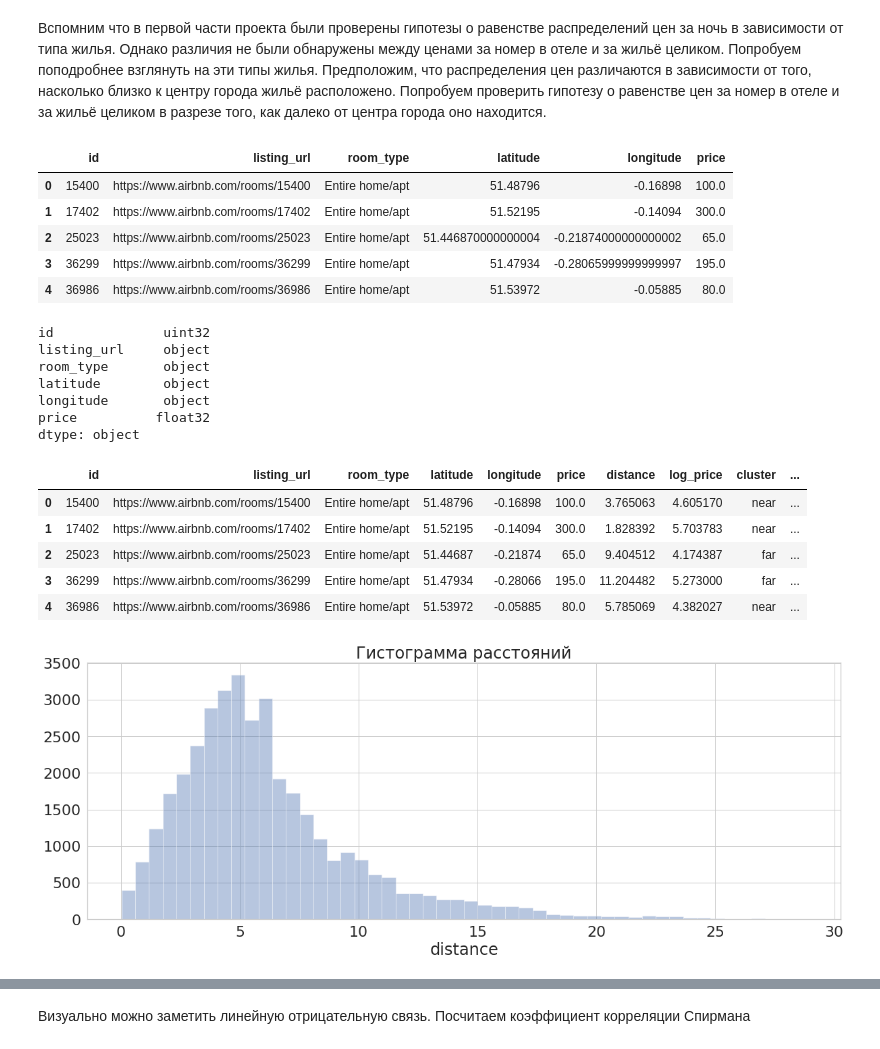
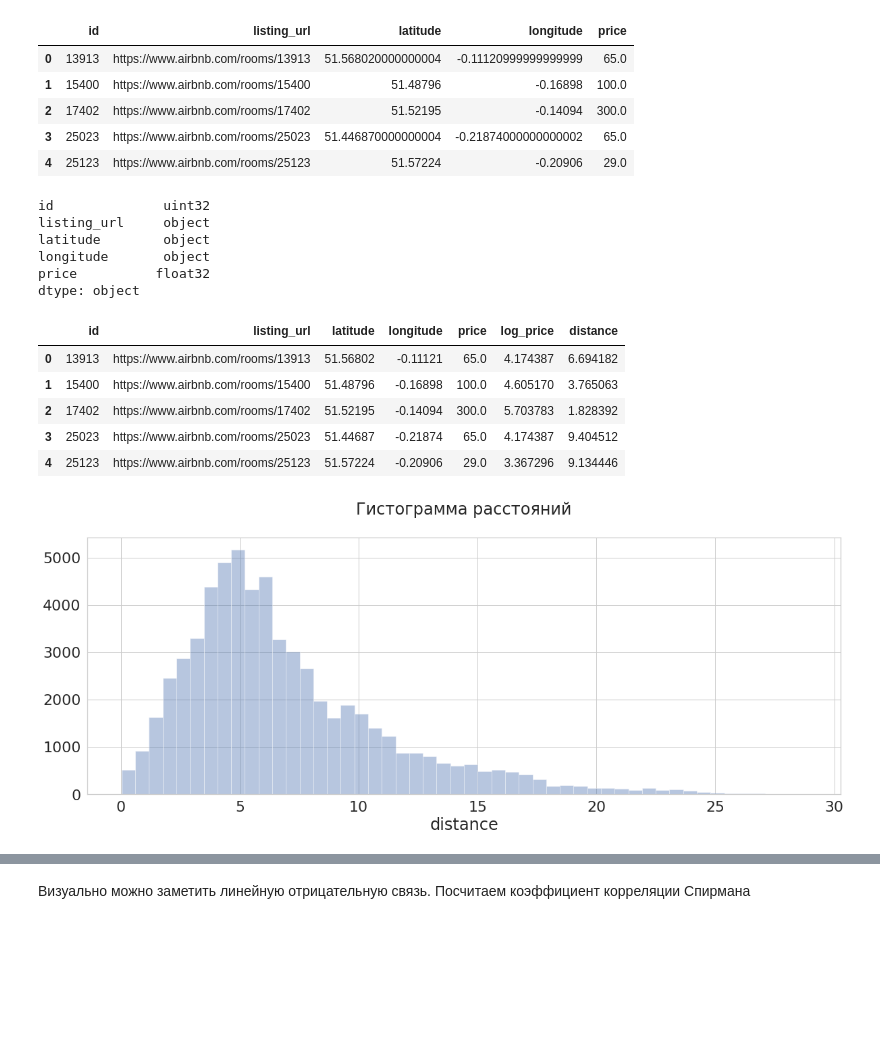
Before and after one commit to AlexanderPytROW/airbnb_project, a Jupyter notebook: part2.ipynb, the cells around one changed output, grey strips where cells are left out. Saved outputs shown, nothing was run; the diff lists cells and outputs as text; code cells hidden in the pictures; blank space fills up the shorter version.

```diff
--- a/part2.ipynb
+++ b/part2.ipynb
@@ -14,43 +16,39 @@ sns.set(
     style='whitegrid',
     rc={'figure.figsize': (20, 7)}
 )
-# %% [markdown]
-Вспомним что в первой части проекта были проверены гипотезы о равенстве распределений цен за ночь в зависимости от типа жилья. Однако различия не были обнаружены между ценами за номер в отеле и за жильё целиком. Попробуем поподробнее взглянуть на эти типы жилья. Предположим, что распределения цен различаются в зависимости от того, насколько близко к центру города жильё расположено. Попробуем проверить гипотезу о равенстве цен за номер в отеле и за жильё целиком в разрезе того, как далеко от центра города оно находится.
 # %%
 connection = dict(database='default',
-                  host='https://clickhouse.lab.karpov.courses',
+                  host='',
                   user='student',
-                  password='dpo_python_2020')
+                  password='')
 # %%
 # Считаем необходимые данные для жилья типа Hotel room и Entire home/apt
 query = """
 SELECT
     id,
     listing_url,
-    room_type,
     latitude,
     longitude,
     toFloat32OrNull(replaceRegexpAll(price, '[$,]', '')) AS price
 FROM ldn_listings
-WHERE review_scores_rating <> '' and price > 0 and room_type IN ('Hotel room', 'Entire home/apt')
+WHERE review_scores_rating <> '' and price > 0
 ORDER BY id
 """
 df = ph.read_clickhouse(query, connection=connection)
 df.head()
 # %% [output]
-|  | id | listing_url | room_type | latitude | longitude | price |
-| 0 | 15400 | https://www.airbnb.com/rooms/15400 | Entire home/apt | 51.48796 | -0.16898 | 100.0 |
-| 1 | 17402 | https://www.airbnb.com/rooms/17402 | Entire home/apt | 51.52195 | -0.14094 | 300.0 |
-| 2 | 25023 | https://www.airbnb.com/rooms/25023 | Entire home/apt | 51.446870000000004 | -0.21874000000000002 | 65.0 |
-| 3 | 36299 | https://www.airbnb.com/rooms/36299 | Entire home/apt | 51.47934 | -0.28065999999999997 | 195.0 |
-| 4 | 36986 | https://www.airbnb.com/rooms/36986 | Entire home/apt | 51.53972 | -0.05885 | 80.0 |
+|  | id | listing_url | latitude | longitude | price |
+| 0 | 13913 | https://www.airbnb.com/rooms/13913 | 51.568020000000004 | -0.11120999999999999 | 65.0 |
+| 1 | 15400 | https://www.airbnb.com/rooms/15400 | 51.48796 | -0.16898 | 100.0 |
+| 2 | 17402 | https://www.airbnb.com/rooms/17402 | 51.52195 | -0.14094 | 300.0 |
+| 3 | 25023 | https://www.airbnb.com/rooms/25023 | 51.446870000000004 | -0.21874000000000002 | 65.0 |
+| 4 | 25123 | https://www.airbnb.com/rooms/25123 | 51.57224 | -0.20906 | 29.0 |
 # %%
 # Проверим типы данных
 df.dtypes
 # %% [output]
 id              uint32
 listing_url     object
-room_type       object
 latitude        object
 longitude       object
 price          float32
@@ -66,18 +64,19 @@ def haversine(l2, f2, r=6371):
     l1, f1, l2, f2 = list(map(np.radians, (l1, f1, l2, f2)))
     return 2 * r * np.arcsin(((np.sin((f2 - f1) / 2)) ** 2 + np.cos(f1) * np.cos(f2) * (np.sin((l2 - l1) / 2) ** 2)) ** 0.5)
 # %%
-# добавим в датафрейм колонку с вычисленным расстоянием
+# добавим в датафрейм колонку с вычисленным расстоянием и с логарифмом цен
+df['log_price'] = np.log(df.price)
 df['distance'] = haversine(df.longitude.values, df.latitude.values)
 df.head()
 # %% [output]
-|  | id | listing_url | room_type | latitude | longitude | price | distance | log_price | cluster | ... |
-| 0 | 15400 | https://www.airbnb.com/rooms/15400 | Entire home/apt | 51.48796 | -0.16898 | 100.0 | 3.765063 | 4.605170 | near | ... |
-| 1 | 17402 | https://www.airbnb.com/rooms/17402 | Entire home/apt | 51.52195 | -0.14094 | 300.0 | 1.828392 | 5.703783 | near | ... |
-| 2 | 25023 | https://www.airbnb.com/rooms/25023 | Entire home/apt | 51.44687 | -0.21874 | 65.0 | 9.404512 | 4.174387 | far | ... |
-| 3 | 36299 | https://www.airbnb.com/rooms/36299 | Entire home/apt | 51.47934 | -0.28066 | 195.0 | 11.204482 | 5.273000 | far | ... |
-| 4 | 36986 | https://www.airbnb.com/rooms/36986 | Entire home/apt | 51.53972 | -0.05885 | 80.0 | 5.785069 | 4.382027 | near | ... |
+|  | id | listing_url | latitude | longitude | price | log_price | distance |
+| 0 | 13913 | https://www.airbnb.com/rooms/13913 | 51.56802 | -0.11121 | 65.0 | 4.174387 | 6.694182 |
+| 1 | 15400 | https://www.airbnb.com/rooms/15400 | 51.48796 | -0.16898 | 100.0 | 4.605170 | 3.765063 |
+| 2 | 17402 | https://www.airbnb.com/rooms/17402 | 51.52195 | -0.14094 | 300.0 | 5.703783 | 1.828392 |
+| 3 | 25023 | https://www.airbnb.com/rooms/25023 | 51.44687 | -0.21874 | 65.0 | 4.174387 | 9.404512 |
+| 4 | 25123 | https://www.airbnb.com/rooms/25123 | 51.57224 | -0.20906 | 29.0 | 3.367296 | 9.134446 |
 # %%
 sns.distplot(df.distance, kde=False)
-plt.title(f'Гистограмма расстояний');
+plt.title(f'Гистограмма расстояний\n');
 # %% [output]
-[figure, old version]
+[figure, new version]
```
Also changed, not shown: parts of 42 cells of this notebook, 2 other files.
